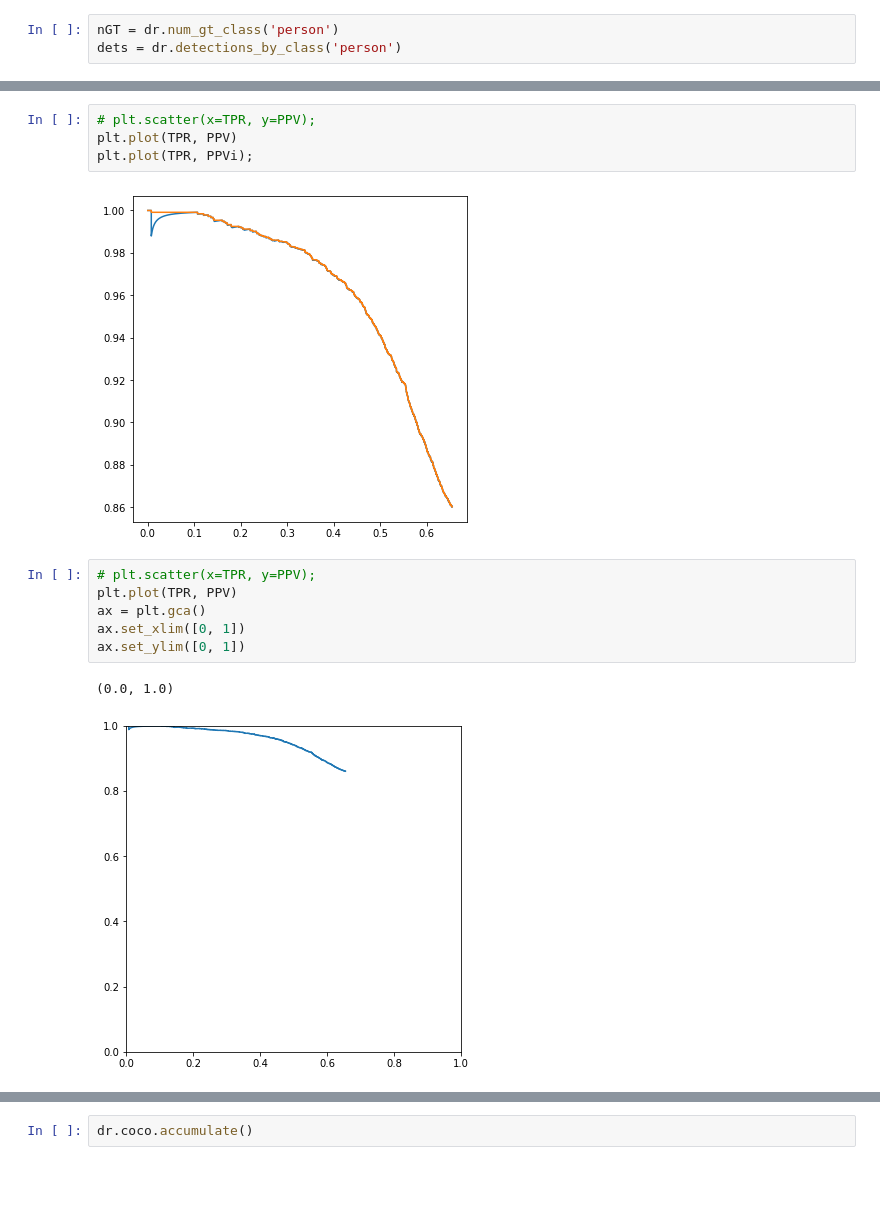
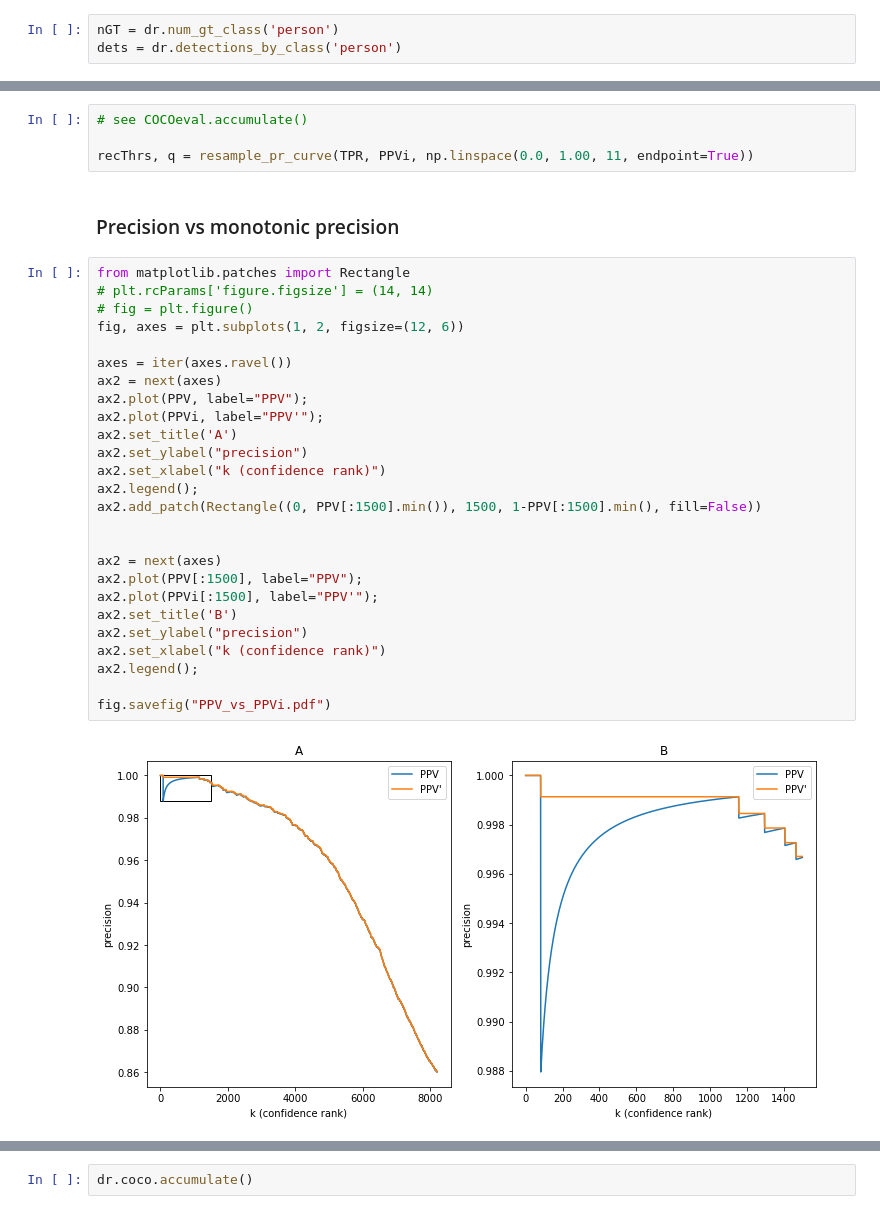
Before and after one commit to tgandor/urban_oculus, a Jupyter notebook: 2021-05-24-precision-recall.ipynb, the cells around one changed output, grey strips where cells are left out. Drawn from its saved outputs; the diff is of its cells as text; blank space fills up the shorter version.

```diff
--- a/2021-05-24-precision-recall.ipynb
+++ b/2021-05-24-precision-recall.ipynb
@@ -89,15 +25,34 @@ plt.legend();
-# %%
-# plt.scatter(x=TPR, y=PPV);
-plt.plot(TPR, PPV)
-plt.plot(TPR, PPVi);
-# %% [output]
-[figure, removed]
-# %%
-# plt.scatter(x=TPR, y=PPV);
-plt.plot(TPR, PPV)
-ax = plt.gca()
-ax.set_xlim([0, 1])
-ax.set_ylim([0, 1])
-# %% [output]
-(0.0, 1.0)
-[figure, removed]
+# %%
+# see COCOeval.accumulate()
+
+recThrs, q = resample_pr_curve(TPR, PPVi, np.linspace(0.0, 1.00, 11, endpoint=True))
+# %% [markdown]
+### Precision vs monotonic precision
+# %%
+from matplotlib.patches import Rectangle
+# plt.rcParams['figure.figsize'] = (14, 14)
+# fig = plt.figure()
+fig, axes = plt.subplots(1, 2, figsize=(12, 6))
+
+axes = iter(axes.ravel())
+ax2 = next(axes)
+ax2.plot(PPV, label="PPV");
+ax2.plot(PPVi, label="PPV'");
+ax2.set_title('A')
+ax2.set_ylabel("precision")
+ax2.set_xlabel("k (confidence rank)")
+ax2.legend();
+ax2.add_patch(Rectangle((0, PPV[:1500].min()), 1500, 1-PPV[:1500].min(), fill=False))
+
+
+ax2 = next(axes)
+ax2.plot(PPV[:1500], label="PPV");
+ax2.plot(PPVi[:1500], label="PPV'");
+ax2.set_title('B')
+ax2.set_ylabel("precision")
+ax2.set_xlabel("k (confidence rank)")
+ax2.legend();
+
+fig.savefig("PPV_vs_PPVi.pdf")
+# %% [output]
+[figure, added]
```
Also changed, not shown: parts of 21 cells of this notebook, 3 other files.
